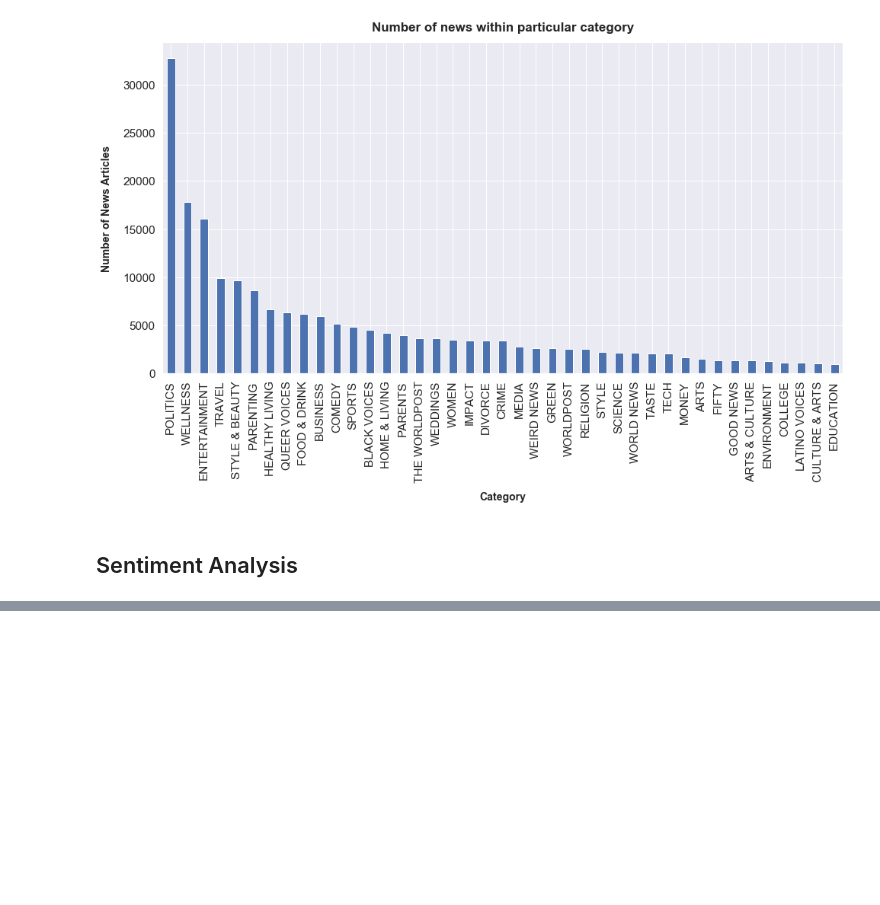
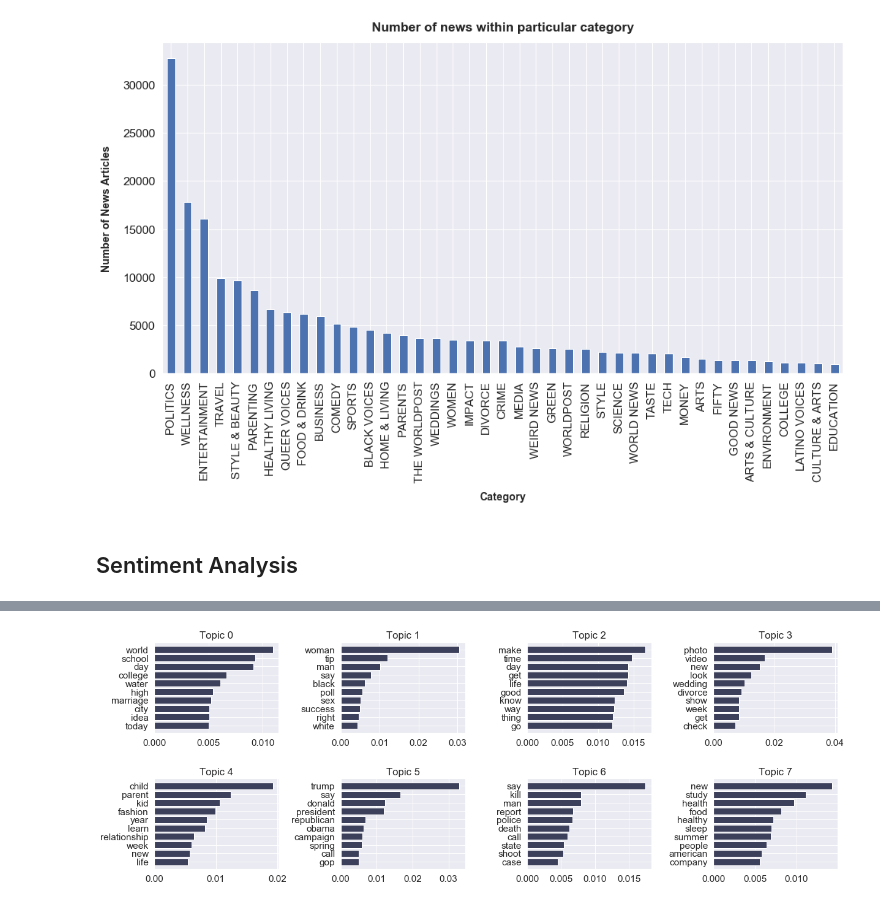
Before and after one commit to github-prathma/News-ClassificationAnalysis, a Jupyter notebook: Sentiment and Clustering.ipynb, the cells around one changed output, grey strips where cells are left out. Drawn from its saved outputs; the diff is of its cells as text; code cells hidden in the pictures; blank space fills up the shorter version.

```diff
--- a/Sentiment and Clustering.ipynb
+++ b/Sentiment and Clustering.ipynb
@@ -139,0 +150,4 @@ plt.show()
+# %%
+jsonData['Word Tokens'] =jsonData['Cleaned Text'].apply(get_tokens)
+# %%
+jsonData['Filtered Tokens'] = jsonData['Word Tokens'].apply(get_filtered_tokens)
@@ -139,0 +203,10 @@ plt.show()
+# %%
+import gensim.corpora as corpora
+# Create Dictionary
+id2word = corpora.Dictionary(data_lemmatized)
+# Create Corpus
+texts = data_lemmatized
+# Term Document Frequency
+corpus = [id2word.doc2bow(text) for text in texts]
+# View
+print(corpus[:1])
@@ -139,0 +219,9 @@ plt.show()
+# %%
+# Build LDA model
+lda_model = gensim.models.LdaMulticore(corpus=corpus,
+                                       id2word=id2word,
+                                       num_topics=8,
+                                       random_state=100,
+                                       chunksize=100,
+                                       passes=15,
+                                       per_word_topics=True)
@@ -139,0 +251,23 @@ plt.show()
+# %%
+import matplotlib.pyplot as plt
+import math
+from matplotlib import gridspec
+k =8
+def plot_top_words(lda=lda_model , nb_topics=8, nb_words=10):
+    top_words = [[word for word,_ in lda.show_topic(topic_id, topn=50)] for topic_id in range(lda.num_topics)]
+    top_betas = [[beta for _,beta in lda.show_topic(topic_id, topn=50)] for topic_id in range(lda.num_topics)]
+
+    gs  = gridspec.GridSpec(round(math.sqrt(k))+1,round(math.sqrt(k))+1)
+    gs.update(wspace=0.5, hspace=0.5)
+    plt.figure(figsize=(20,15))
+    for i in range(nb_topics):
+        ax = plt.subplot(gs[i])
+        plt.barh(range(nb_words), top_betas[i][:nb_words], align='center',color='#3d405b', ecolor='black')
+        ax.invert_yaxis()
+        ax.set_yticks(range(nb_words))
+        ax.set_yticklabels(top_words[i][:nb_words])
+        plt.title("Topic "+str(i))
+
+plot_top_words()
+# %% [output]
+[figure, added]
```
Also changed, not shown: parts of 15 cells of this notebook.
